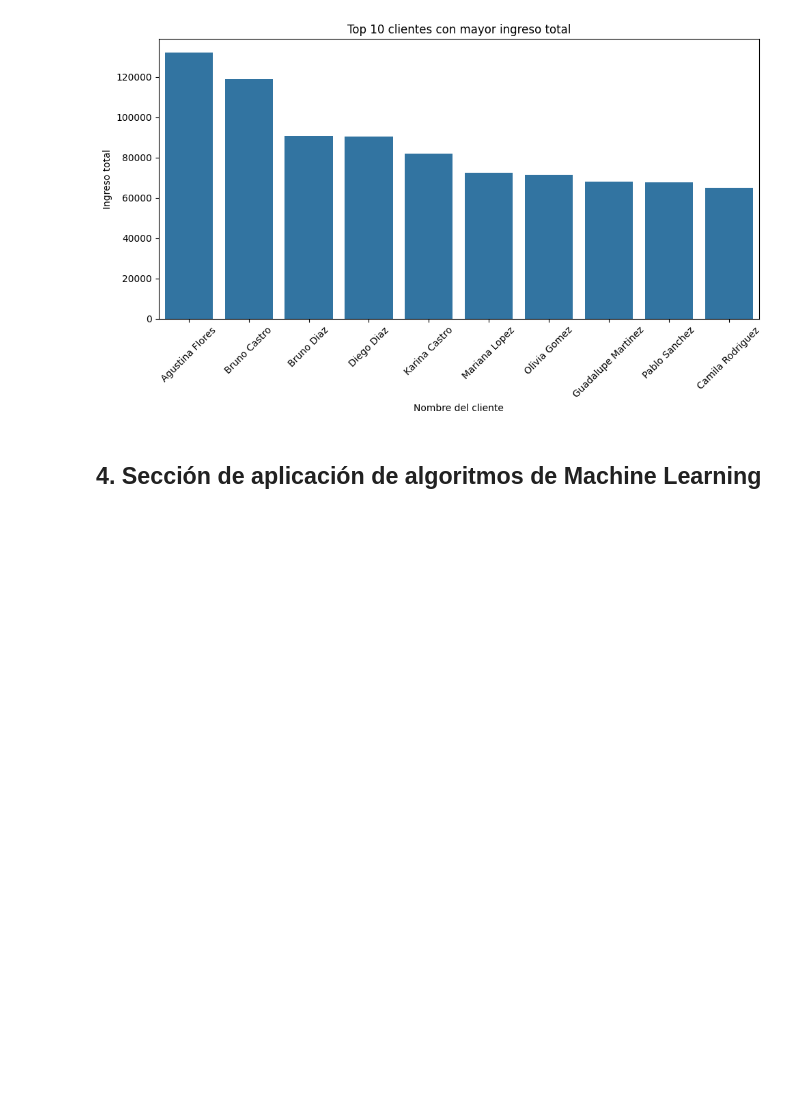
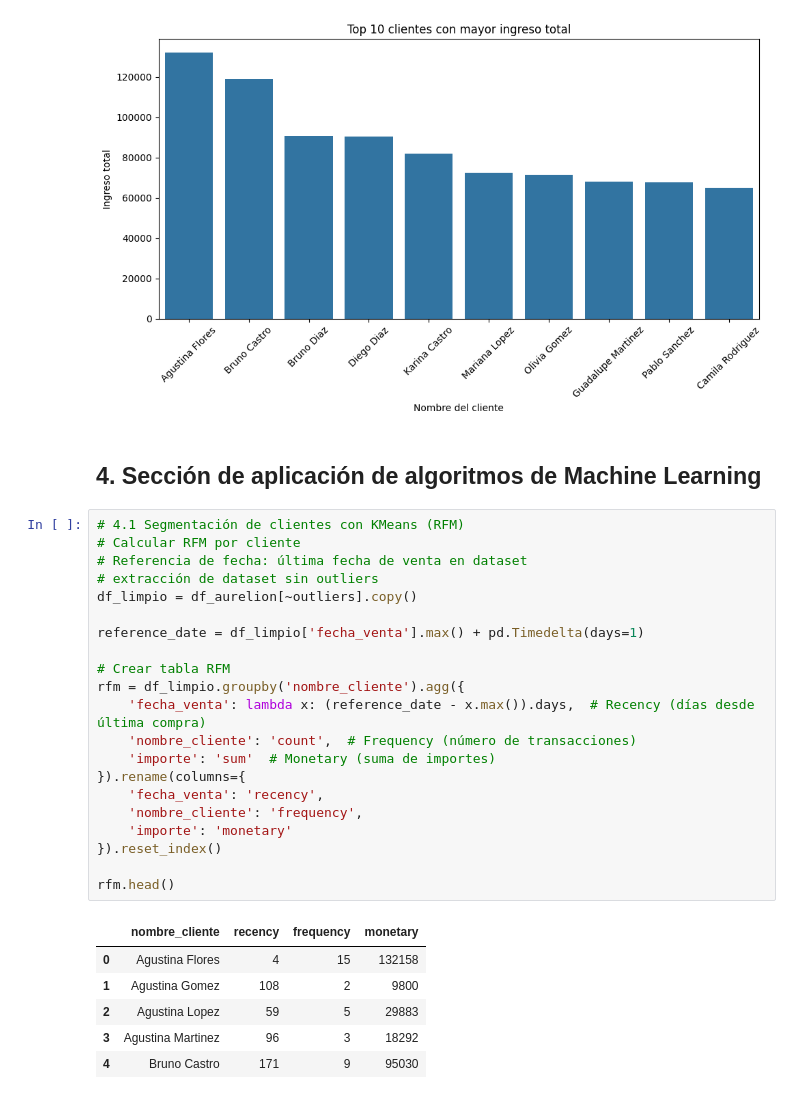
Before and after one commit to jperez-xcvi/guayerd_ia, a Jupyter notebook: aurelion.ipynb, the cells around one changed output. Cells and saved outputs as stored; diff of their text form; blank space fills up the shorter version.

```diff
--- a/aurelion.ipynb
+++ b/aurelion.ipynb
@@ -451,3 +459,31 @@ plt.show()
 [figure]
 # %% [markdown]
 ## 4. Sección de aplicación de algoritmos de Machine Learning
+# %%
+# 4.1 Segmentación de clientes con KMeans (RFM)
+# Calcular RFM por cliente
+# Referencia de fecha: última fecha de venta en dataset
+# extracción de dataset sin outliers
+df_limpio = df_aurelion[~outliers].copy()
+
+reference_date = df_limpio['fecha_venta'].max() + pd.Timedelta(days=1)
+
+# Crear tabla RFM
+rfm = df_limpio.groupby('nombre_cliente').agg({
+    'fecha_venta': lambda x: (reference_date - x.max()).days,  # Recency (días desde última compra)
+    'nombre_cliente': 'count',  # Frequency (número de transacciones)
+    'importe': 'sum'  # Monetary (suma de importes)
+}).rename(columns={
+    'fecha_venta': 'recency',
+    'nombre_cliente': 'frequency',
+    'importe': 'monetary'
+}).reset_index()
+
+rfm.head()
+# %% [output]
+|  | nombre_cliente | recency | frequency | monetary |
+| 0 | Agustina Flores | 4 | 15 | 132158 |
+| 1 | Agustina Gomez | 108 | 2 | 9800 |
+| 2 | Agustina Lopez | 59 | 5 | 29883 |
+| 3 | Agustina Martinez | 96 | 3 | 18292 |
+| 4 | Bruno Castro | 171 | 9 | 95030 |
```
Also changed, not shown: parts of 8 cells of this notebook.
